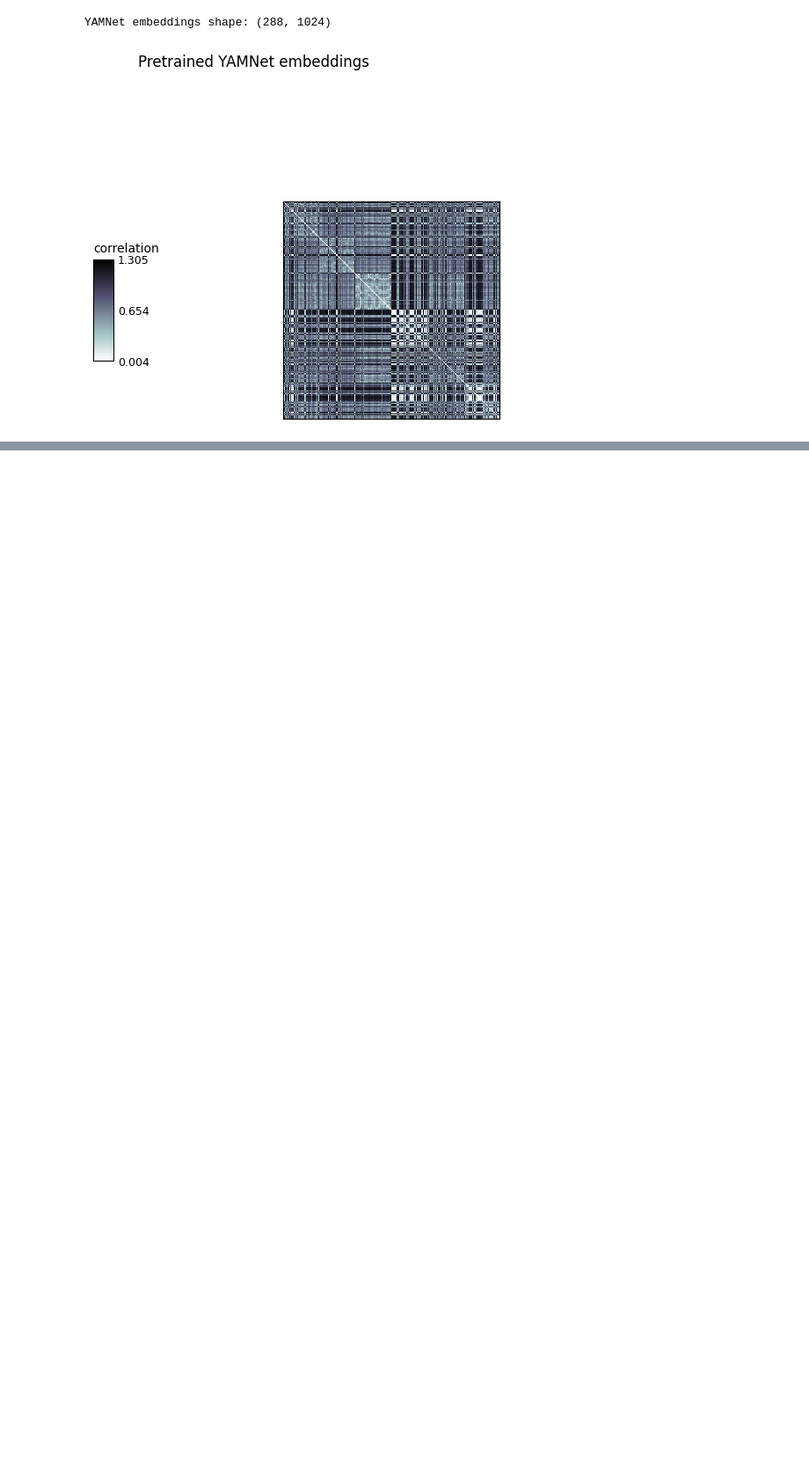
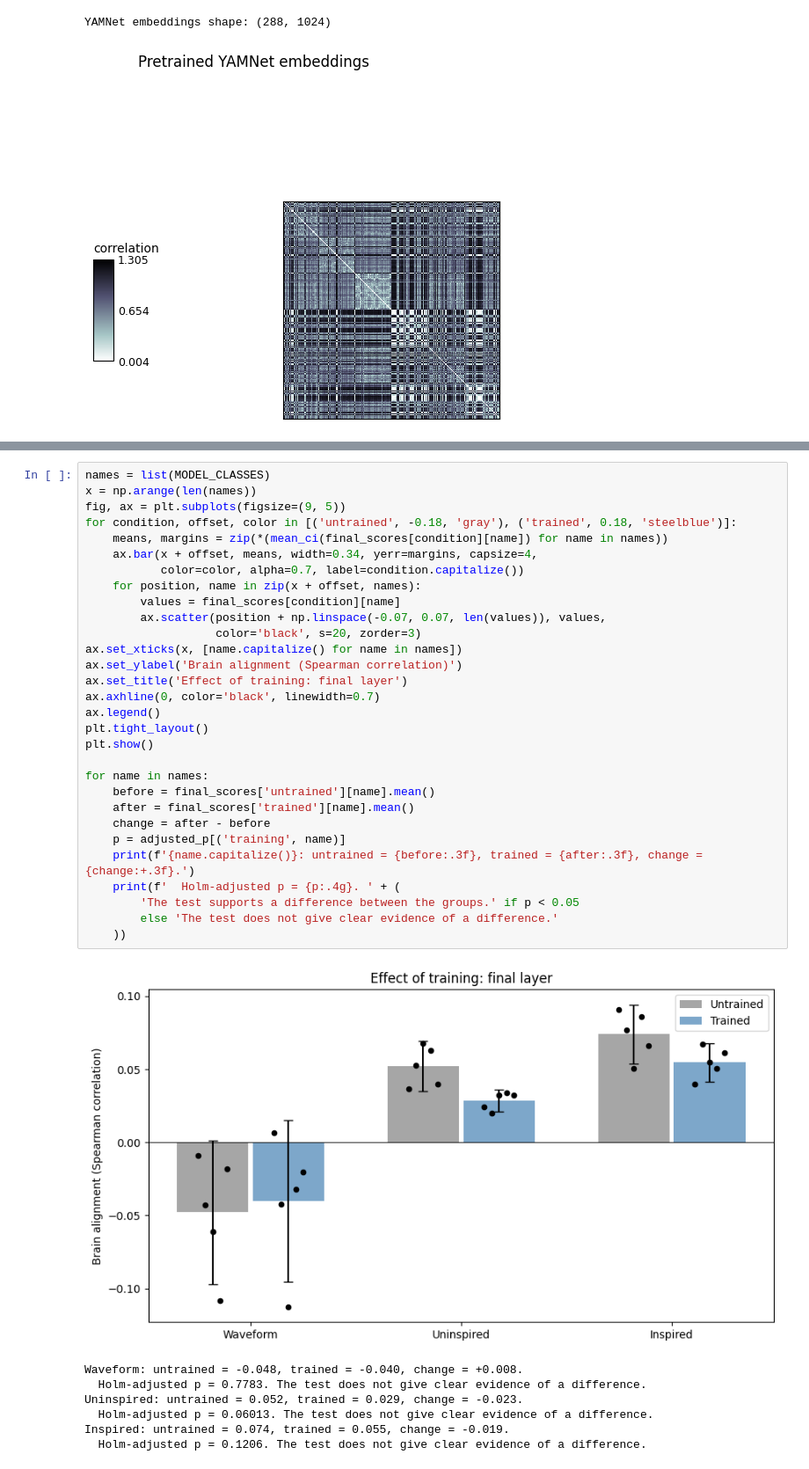
Before and after one commit to Ruczak/MMBS-Group12, a Jupyter notebook: Assignment4/assignment/main.ipynb, the cells around one changed output, grey strips where cells are left out. Shown at 88% size. Cells and saved outputs as stored; diff of their text form; blank space fills up the shorter version.

```diff
--- a/Assignment4/assignment/main.ipynb
+++ b/Assignment4/assignment/main.ipynb
@@ -204,0 +293,38 @@ YAMNet embeddings shape: (288, 1024)
+# %%
+names = list(MODEL_CLASSES)
+x = np.arange(len(names))
+fig, ax = plt.subplots(figsize=(9, 5))
+for condition, offset, color in [('untrained', -0.18, 'gray'), ('trained', 0.18, 'steelblue')]:
+    means, margins = zip(*(mean_ci(final_scores[condition][name]) for name in names))
+    ax.bar(x + offset, means, width=0.34, yerr=margins, capsize=4,
+           color=color, alpha=0.7, label=condition.capitalize())
+    for position, name in zip(x + offset, names):
+        values = final_scores[condition][name]
+        ax.scatter(position + np.linspace(-0.07, 0.07, len(values)), values,
+                   color='black', s=20, zorder=3)
+ax.set_xticks(x, [name.capitalize() for name in names])
+ax.set_ylabel('Brain alignment (Spearman correlation)')
+ax.set_title('Effect of training: final layer')
+ax.axhline(0, color='black', linewidth=0.7)
+ax.legend()
+plt.tight_layout()
+plt.show()
+
+for name in names:
+    before = final_scores['untrained'][name].mean()
+    after = final_scores['trained'][name].mean()
+    change = after - before
+    p = adjusted_p[('training', name)]
+    print(f'{name.capitalize()}: untrained = {before:.3f}, trained = {after:.3f}, change = {change:+.3f}.')
+    print(f'  Holm-adjusted p = {p:.4g}. ' + (
+        'The test supports a difference between the groups.' if p < 0.05
+        else 'The test does not give clear evidence of a difference.'
+    ))
+# %% [output]
+[figure, added]
+Waveform: untrained = -0.048, trained = -0.040, change = +0.008.
+  Holm-adjusted p = 0.7783. The test does not give clear evidence of a difference.
+Uninspired: untrained = 0.052, trained = 0.029, change = -0.023.
+  Holm-adjusted p = 0.06013. The test does not give clear evidence of a difference.
+Inspired: untrained = 0.074, trained = 0.055, change = -0.019.
+  Holm-adjusted p = 0.1206. The test does not give clear evidence of a difference.
```
Also changed, not shown: parts of 21 cells of this notebook, 2 other files.
